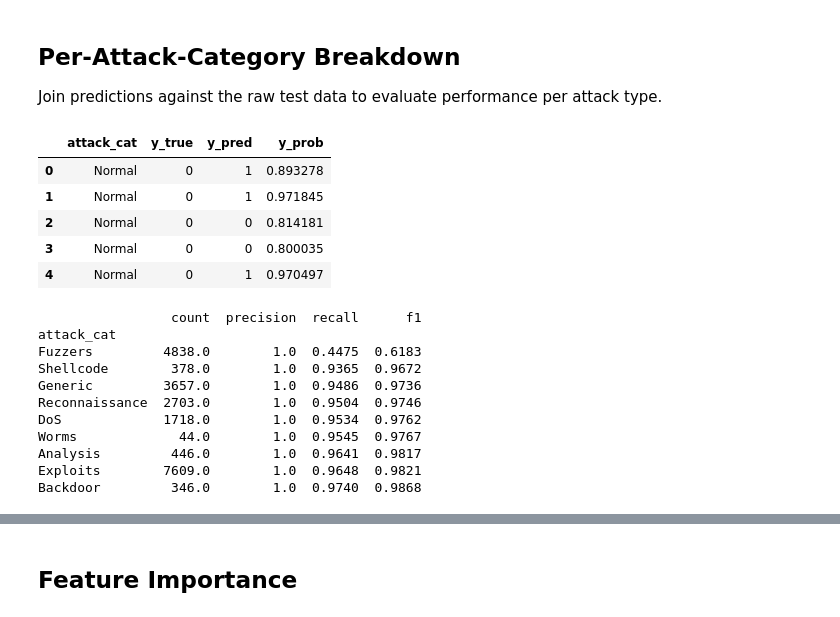
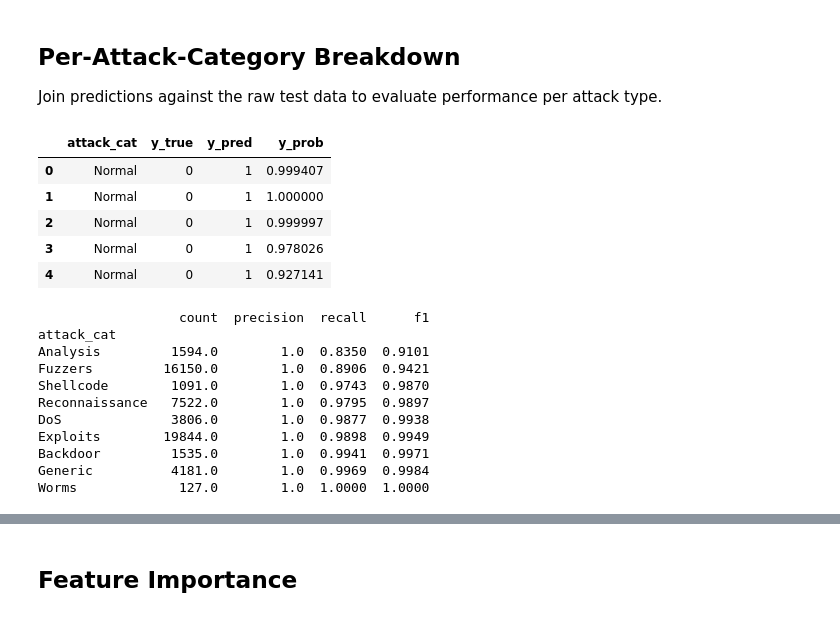
Before and after one commit to joshuacris/ml-network-intrusion, a Jupyter notebook: notebooks/mlp.ipynb, the cells around one changed output, grey strips where cells are left out. Saved outputs shown, nothing was run; the diff lists cells and outputs as text; code cells hidden in the pictures.

```diff
--- a/notebooks/mlp.ipynb
+++ b/notebooks/mlp.ipynb
@@ -166,23 +168,23 @@ y_pred_tuned = (y_prob >= best_f1_threshold).astype(int)
 
 Join predictions against the raw test data to evaluate performance per attack type.
 # %%
-raw_test = pd.read_csv('../data/raw/UNSW_NB15_training-set.csv')
+raw_test = pd.read_csv('../data/raw/UNSW_NB15_testing-set.csv')
 
 raw_test = raw_test.drop_duplicates(subset=[c for c in raw_test.columns if c != 'id']).reset_index(drop=True)
 
 results = raw_test[['attack_cat']].copy()
 results['y_true'] = y_test.values
 results['y_pred'] = y_pred_tuned
 results['y_prob'] = y_prob
 
 results.head()
 # %% [output]
 |  | attack_cat | y_true | y_pred | y_prob |
-| 0 | Normal | 0 | 1 | 0.893278 |
-| 1 | Normal | 0 | 1 | 0.971845 |
-| 2 | Normal | 0 | 0 | 0.814181 |
-| 3 | Normal | 0 | 0 | 0.800035 |
-| 4 | Normal | 0 | 1 | 0.970497 |
+| 0 | Normal | 0 | 1 | 0.999407 |
+| 1 | Normal | 0 | 1 | 1.000000 |
+| 2 | Normal | 0 | 1 | 0.999997 |
+| 3 | Normal | 0 | 1 | 0.978026 |
+| 4 | Normal | 0 | 1 | 0.927141 |
 # %%
 def attack_metrics(group):
     tp = ((group['y_true'] == 1) & (group['y_pred'] == 1)).sum()
@@ -199,17 +201,17 @@ attack_results = results[results['attack_cat'] != 'Normal']
 breakdown = attack_results.groupby('attack_cat').apply(attack_metrics, include_groups=False).sort_values('recall')
 print(breakdown.to_string())
 # %% [output]
-                 count  precision  recall      f1
+                  count  precision  recall      f1
 attack_cat
-Fuzzers         4838.0        1.0  0.4475  0.6183
-Shellcode        378.0        1.0  0.9365  0.9672
-Generic         3657.0        1.0  0.9486  0.9736
-Reconnaissance  2703.0        1.0  0.9504  0.9746
-DoS             1718.0        1.0  0.9534  0.9762
-Worms             44.0        1.0  0.9545  0.9767
-Analysis         446.0        1.0  0.9641  0.9817
-Exploits        7609.0        1.0  0.9648  0.9821
-Backdoor         346.0        1.0  0.9740  0.9868
+Analysis         1594.0        1.0  0.8350  0.9101
+Fuzzers         16150.0        1.0  0.8906  0.9421
+Shellcode        1091.0        1.0  0.9743  0.9870
+Reconnaissance   7522.0        1.0  0.9795  0.9897
+DoS              3806.0        1.0  0.9877  0.9938
+Exploits        19844.0        1.0  0.9898  0.9949
+Backdoor         1535.0        1.0  0.9941  0.9971
+Generic          4181.0        1.0  0.9969  0.9984
+Worms             127.0        1.0  1.0000  1.0000
 # %%
 fig, ax = plt.subplots(figsize=(10, 5))
 breakdown[['precision', 'recall', 'f1']].plot(kind='bar', ax=ax, edgecolor='white')
```
Also changed, not shown: parts of 10 cells of this notebook.
